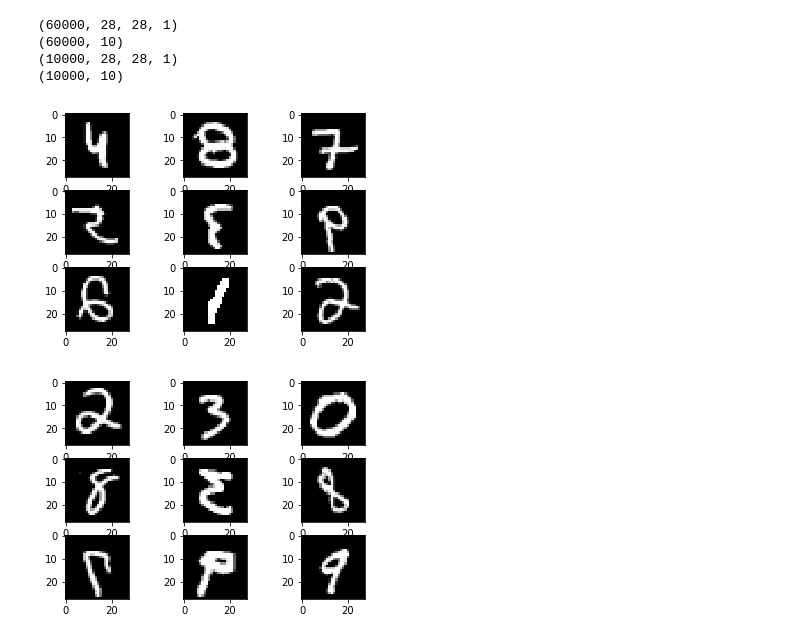
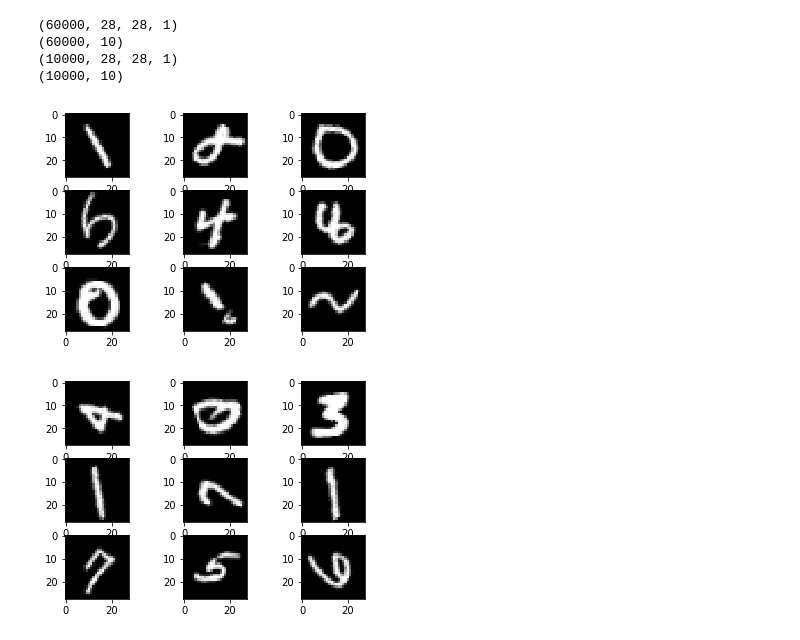
Before and after one commit to rabinaphuyel/REU-2019, a Jupyter notebook: rabina.ipynb, the cells around one changed output. Saved outputs shown, nothing was run; the diff lists cells and outputs as text; code cells hidden in the pictures.

```diff
--- a/rabina.ipynb
+++ b/rabina.ipynb
@@ -63,23 +63,23 @@ val_classes = Y_train[-nb_train:]
 (10000, 10)
 # %%
 # define data preparation
-datagen = ImageDataGenerator(horizontal_flip=True)
+datagen = ImageDataGenerator(rotation_range=90)
 # fit parameters from data
 datagen.fit(X_train)
 # configure batch size and retrieve one batch of images
 for X_batch, y_batch in datagen.flow(X_train, Y_train, batch_size=9):
     # create a grid of 3x3 image
     for i in range(0, 9):
         plt.subplot(330 + 1 + i)
         plt.imshow(X_batch[i].reshape(28, 28), cmap=plt.get_cmap('gray'))
     # show the plot
     plt.show()
     break
 # %% [output]
-[figure, old version]
+[figure, new version]
 # %%
 # define data preparation
-datagen = ImageDataGenerator(horizontal_flip=True)
+datagen = ImageDataGenerator(rotation_range=90)
 # fit parameters from data
 datagen.fit(X_test)
 # configure batch size and retrieve one batch of images
@@ -92,7 +92,7 @@ for X_batch, y_batch in datagen.flow(X_test, Y_test, batch_size=9):
     plt.show()
     break
 # %% [output]
-[figure, old version]
+[figure, new version]
 # %%
 '''
 Define model structures for some datasets.
```
Also changed, not shown: parts of 5 cells of this notebook.
